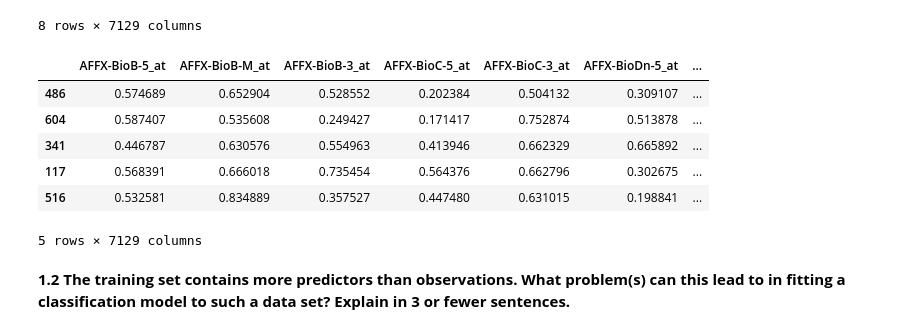
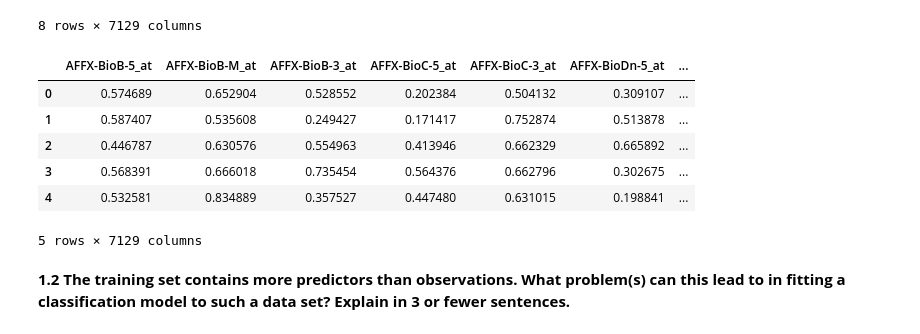
Before and after one commit to jadekessler3/2019-CS109A, a Jupyter notebook: content/homeworks/cs109a_hw4/cs109a_HW4.ipynb, the cells around one changed output. Saved outputs shown, nothing was run; the diff lists cells and outputs as text; code cells hidden in the pictures.

```diff
--- a/content/homeworks/cs109a_hw4/cs109a_HW4.ipynb
+++ b/content/homeworks/cs109a_hw4/cs109a_HW4.ipynb
@@ -122,19 +122,20 @@ X_train.describe() #main stats of training set
 | max | 516.618491 | 384.626762 | 748.233182 | 1022.560525 | 308.876677 | 607.737258 | ... |
 8 rows × 7129 columns
 # %%
-#your code here
 #normalize each predictor to vary between 0 and 1
 scaler = MinMaxScaler(copy=False, feature_range=(0, 1))
 scaler.fit_transform(X_train)
 scaler.fit_transform(X_test)
 X_train.head()
+X_train_normal = pd.DataFrame(scaler.fit_transform(X_train), columns = X_train.columns)
+X_train_normal.head()
 # %% [output]
 |  | AFFX-BioB-5_at | AFFX-BioB-M_at | AFFX-BioB-3_at | AFFX-BioC-5_at | AFFX-BioC-3_at | AFFX-BioDn-5_at | ... |
-| 486 | 0.574689 | 0.652904 | 0.528552 | 0.202384 | 0.504132 | 0.309107 | ... |
-| 604 | 0.587407 | 0.535608 | 0.249427 | 0.171417 | 0.752874 | 0.513878 | ... |
-| 341 | 0.446787 | 0.630576 | 0.554963 | 0.413946 | 0.662329 | 0.665892 | ... |
-| 117 | 0.568391 | 0.666018 | 0.735454 | 0.564376 | 0.662796 | 0.302675 | ... |
-| 516 | 0.532581 | 0.834889 | 0.357527 | 0.447480 | 0.631015 | 0.198841 | ... |
+| 0 | 0.574689 | 0.652904 | 0.528552 | 0.202384 | 0.504132 | 0.309107 | ... |
+| 1 | 0.587407 | 0.535608 | 0.249427 | 0.171417 | 0.752874 | 0.513878 | ... |
+| 2 | 0.446787 | 0.630576 | 0.554963 | 0.413946 | 0.662329 | 0.665892 | ... |
+| 3 | 0.568391 | 0.666018 | 0.735454 | 0.564376 | 0.662796 | 0.302675 | ... |
+| 4 | 0.532581 | 0.834889 | 0.357527 | 0.447480 | 0.631015 | 0.198841 | ... |
 5 rows × 7129 columns
 # %% [markdown]
 **1.2 The training set contains more predictors than observations. What problem(s) can this lead to in fitting a classification model to such a data set? Explain in 3 or fewer sentences.**
```
Also changed, not shown: parts of 48 cells of this notebook, 4 other files.
